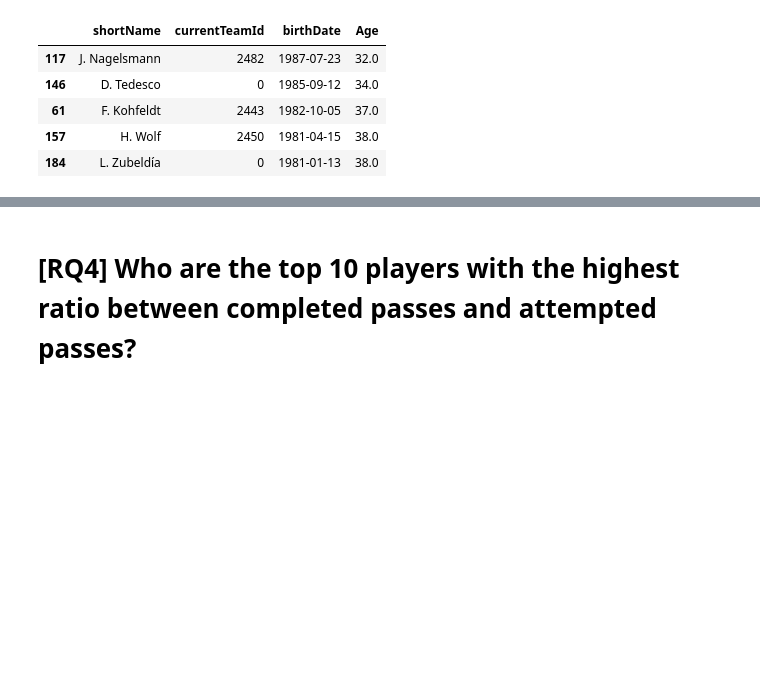
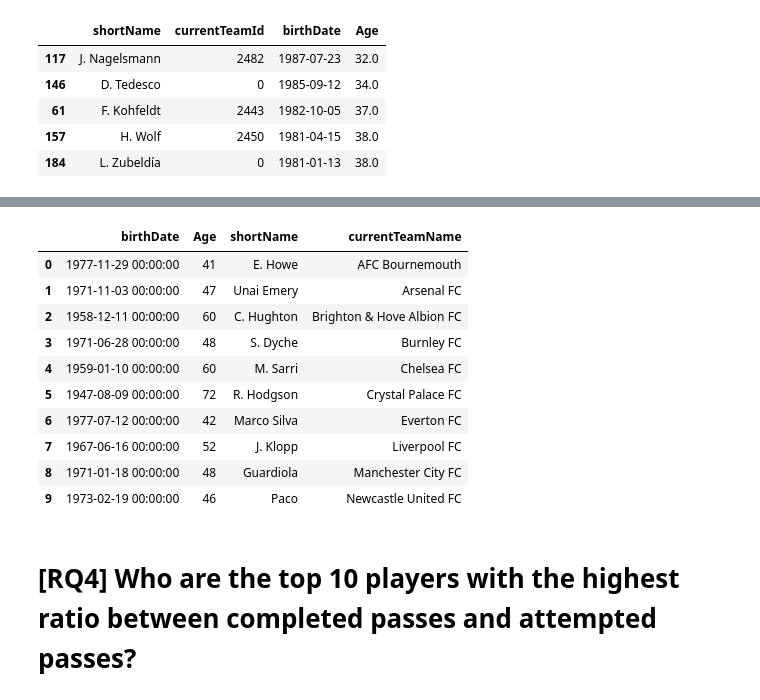
Before and after one commit to yuuko97/ADM_HW2, a Jupyter notebook: main.ipynb, the cells around one changed output, grey strips where cells are left out. Saved outputs shown, nothing was run; the diff lists cells and outputs as text; code cells hidden in the pictures; blank space fills up the shorter version.

```diff
--- a/main.ipynb
+++ b/main.ipynb
@@ -431,3 +455,25 @@ finalData.head(10)
+# %%
+def first_row(df):
+    return pd.Series.to_frame(df.iloc[0]).T
+
+result = coachesData.groupby('currentTeamName').apply(first_row)
+result = result[['birthDate', 'Age', 'shortName', 'currentTeamName']]
+result.reset_index(drop=True, inplace=True)
+# %%
+# Answer
+result.head(10)
+# %% [output]
+|  | birthDate | Age | shortName | currentTeamName |
+| 0 | 1977-11-29 00:00:00 | 41 | E. Howe | AFC Bournemouth |
+| 1 | 1971-11-03 00:00:00 | 47 | Unai Emery | Arsenal FC |
+| 2 | 1958-12-11 00:00:00 | 60 | C. Hughton | Brighton & Hove Albion FC |
+| 3 | 1971-06-28 00:00:00 | 48 | S. Dyche | Burnley FC |
+| 4 | 1959-01-10 00:00:00 | 60 | M. Sarri | Chelsea FC |
+| 5 | 1947-08-09 00:00:00 | 72 | R. Hodgson | Crystal Palace FC |
+| 6 | 1977-07-12 00:00:00 | 42 | Marco Silva | Everton FC |
+| 7 | 1967-06-16 00:00:00 | 52 | J. Klopp | Liverpool FC |
+| 8 | 1971-01-18 00:00:00 | 48 | Guardiola | Manchester City FC |
+| 9 | 1973-02-19 00:00:00 | 46 | Paco | Newcastle United FC |
 # %% [markdown]
 # [RQ4] Who are the top 10 players with the highest ratio between completed passes and attempted passes?
 # %% [markdown]
```
Also changed, not shown: parts of 14 cells of this notebook.
